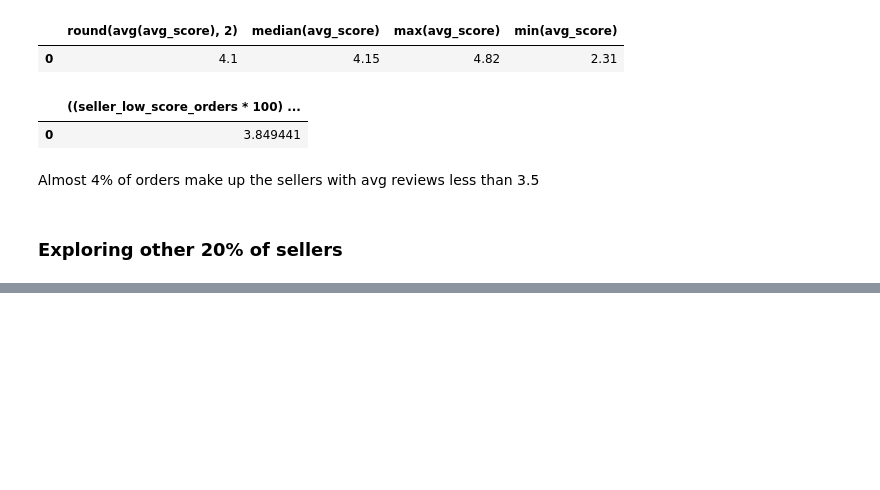
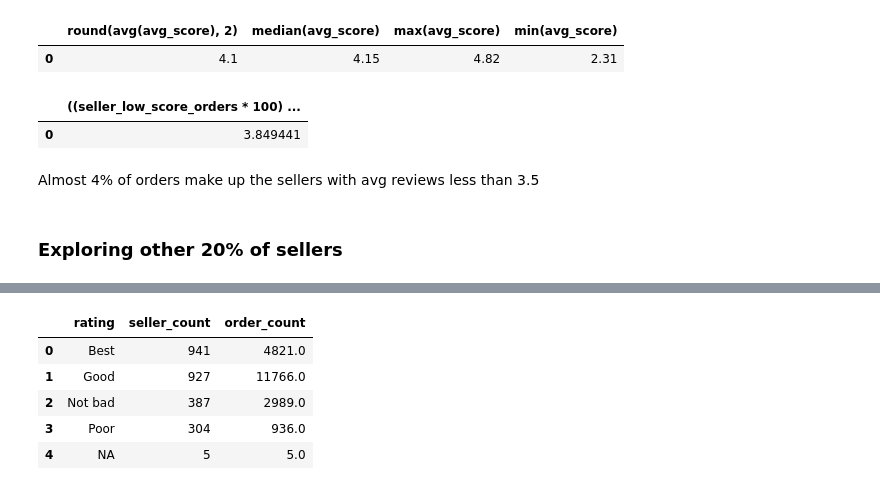
Before and after one commit to tejalig/olist-analysis, a Jupyter notebook: notebooks/05_EDA.ipynb, the cells around one changed output, grey strips where cells are left out. Drawn from its saved outputs; the diff is of its cells as text; code cells hidden in the pictures; blank space fills up the shorter version.

```diff
--- a/notebooks/05_EDA.ipynb
+++ b/notebooks/05_EDA.ipynb
@@ -448 +498,23 @@ conn.execute(query).df()
+# %%
+conn.execute("""
+             select
+                case
+                    when (avg_rscore >= 0 and avg_rscore < 3) then 'Poor'
+                    when (avg_rscore >=3 and avg_rscore < 3.75) then 'Not bad'
+                    when (avg_rscore >=3.75 and avg_rscore < 4.5) then 'Good'
+                    when  (avg_rscore >=4.5 and avg_rscore <=5) then 'Best'
+                    else 'NA'
+                end as rating,
+                count(seller_id) as seller_count,
+                sum(total_orders) as order_count
+             from other_seller_reviews
+             group by rating
+             order by seller_count desc""").df()
+# %% [output]
+|  | rating | seller_count | order_count |
+| 0 | Best | 941 | 4821.0 |
+| 1 | Good | 927 | 11766.0 |
+| 2 | Not bad | 387 | 2989.0 |
+| 3 | Poor | 304 | 936.0 |
+| 4 | NA | 5 | 5.0 |
 # %%
```
Also changed, not shown: parts of 24 cells of this notebook.
